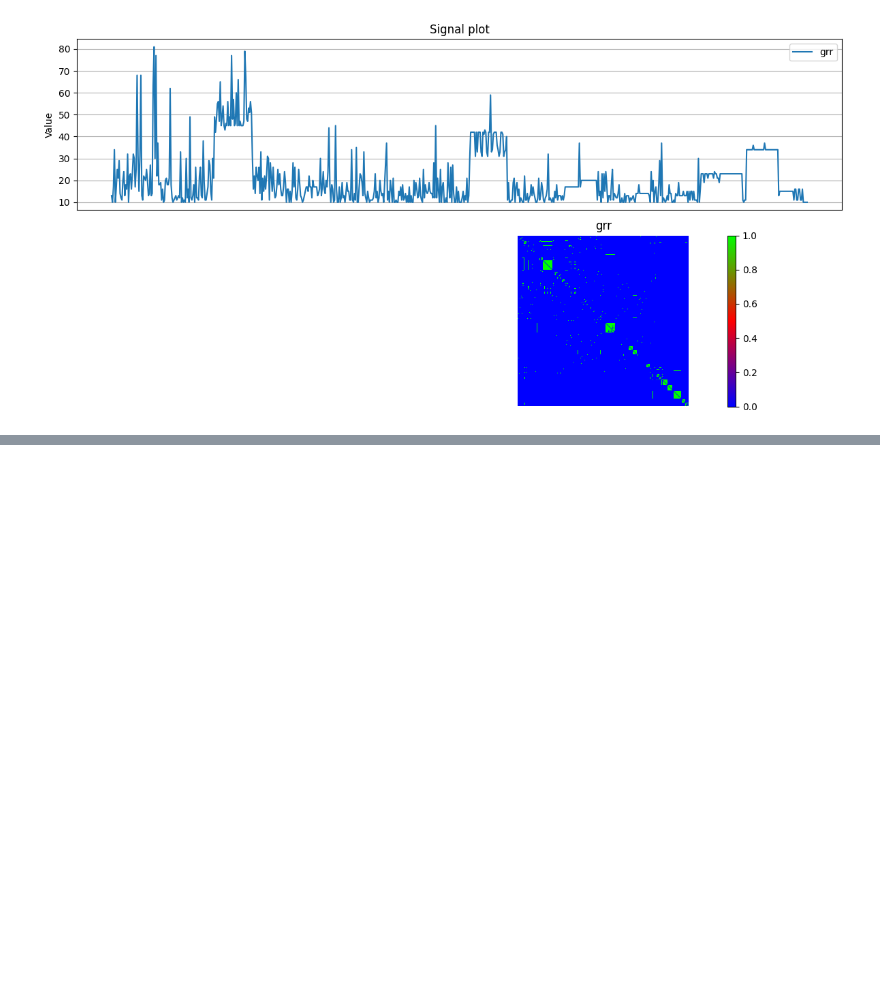
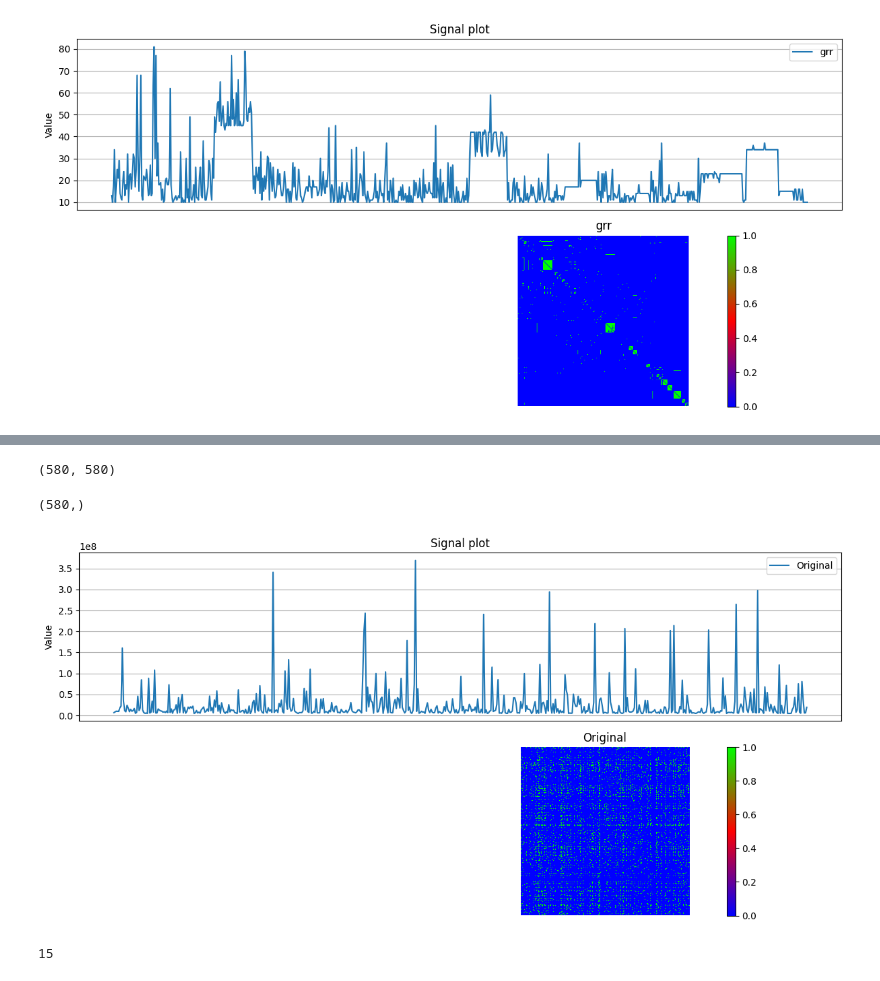
Before and after one commit to Salah4848/PDB, a Jupyter notebook: noteb.ipynb, the cells around one changed output, grey strips where cells are left out. Drawn from its saved outputs; the diff is of its cells as text; code cells hidden in the pictures; blank space fills up the shorter version.

```diff
--- a/noteb.ipynb
+++ b/noteb.ipynb
@@ -72,0 +113,6 @@ plot_arrays([("Aligned A",perm_node_features,perm_adj_matrice),(nameF,perm_muF,p
+# %%
+filtered_nodes = node_features_data[
+    (node_features_data["views"] >= 5000000) & (node_features_data["language"] == "EN")
+]["numeric_id"].tolist()
+
+len(filtered_nodes)
@@ -72,0 +137,35 @@ plot_arrays([("Aligned A",perm_node_features,perm_adj_matrice),(nameF,perm_muF,p
+# %%
+filtered_edges = edges_data[
+    (edges_data["numeric_id_1"].isin(filtered_nodes)) & (edges_data["numeric_id_2"].isin(filtered_nodes))
+]
+# %%
+unique_nodes = set(filtered_nodes)
+node_id_to_index = {node_id: index for index, node_id in enumerate(unique_nodes)}
+num_nodes = len(unique_nodes)
+adjacency_matrix = np.zeros((num_nodes, num_nodes))
+for index, row in filtered_edges.iterrows():
+    from_index = node_id_to_index[row["numeric_id_1"]]
+    to_index = node_id_to_index[row["numeric_id_2"]]
+    adjacency_matrix[from_index, to_index] = 1
+    adjacency_matrix[to_index, from_index] = 1
+
+adjacency_matrix.shape
+# %% [output]
+(580, 580)
+# %%
+filtered_node_features = node_features_data[node_features_data["numeric_id"].isin(filtered_nodes)]
+filtered_node_features = filtered_node_features.set_index("numeric_id")
+filtered_node_features = filtered_node_features.reindex(unique_nodes)
+node_features_vector = filtered_node_features["views"].values
+
+node_features_vector.shape
+# %% [output]
+(580,)
+# %%
+plot_arrays([("Original", node_features_vector, adjacency_matrix)])
+# %% [output]
+[figure, added]
+# %%
+_,_,_ = VEMICL(adjacency_matrix,node_features_vector,bound = 20)
+# %% [output]
+15
```
Also changed, not shown: parts of 11 cells of this notebook, 6 other files.
